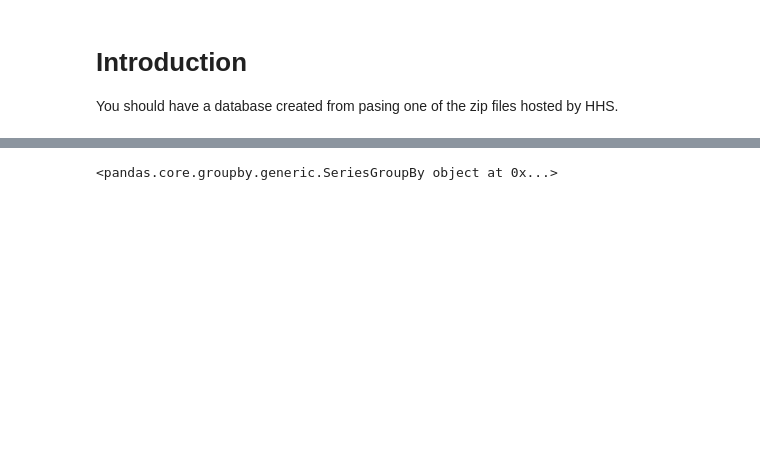
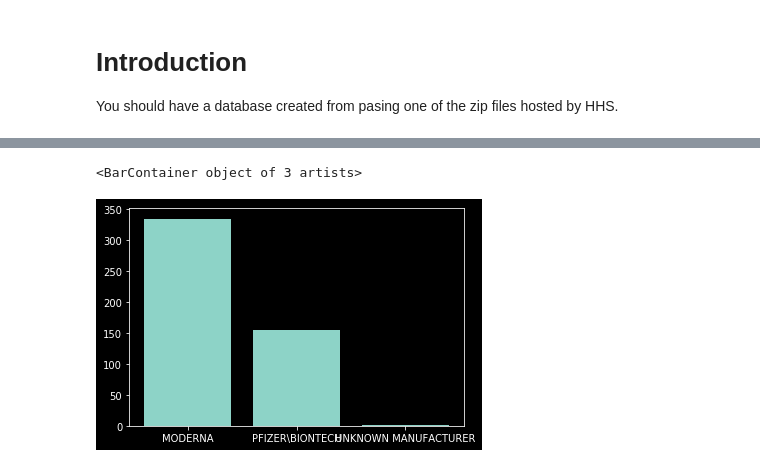
Before and after one commit to umeboshi2/revaers, a Jupyter notebook: do-stuff.ipynb, the cells around one changed output, grey strips where cells are left out. Saved outputs shown, nothing was run; the diff lists cells and outputs as text; code cells hidden in the pictures; blank space fills up the shorter version.

```diff
--- a/do-stuff.ipynb
+++ b/do-stuff.ipynb
@@ -7,6 +7,8 @@ from sqlalchemy import engine_from_config, func
 from sqlalchemy.orm import sessionmaker
 from hornstone.alchemy import Base
 import us
+from datetime import timedelta, date
+
 from revaers.models import Data, VaxData
 from revaers.parser import parse_csv
 from revaers.parser import parse_csvfile
@@ -20,6 +22,9 @@ import matplotlib.pyplot as plt
 import cufflinks as cf
 
 plt.style.use('dark_background')
+one_day = timedelta(days=1)
+today = date.today()
+enddate = date(2021, 1, 1)
 # %%
 
 dburl = 'postgresql+psycopg2://dbadmin@localhost/revaers'
@@ -33,3 +36,28 @@ s = Session()
+# %%
+s = Session()
+
+def make_cvquery(session, enddate):
+    query = session.query(Data, VaxData).join(VaxData)
+    query = query.filter(VaxData.vax_type == 'COVID19')
+    query = query.filter(Data.recvdate <= enddate)
+    return query
+
+def get_vax_manus(session, enddate):
+    query = make_cvquery(session, enddate)
+    query = query.distinct(VaxData.vax_manu).group_by(VaxData.vax_manu,
+                                                      Data.vaers_id,
+                                                      VaxData.vaers_id)
+    return [r.VaxData.vax_manu for r in query]
+
+
+def get_vtype_counts(session, enddate):
+    vtypes = get_vax_manus(session, enddate)
+    counts = dict()
+    for manu in vtypes:
+        query = make_cvquery(session, enddate)
+        query = query.filter(VaxData.vax_manu == manu)
+        counts[manu] = query.count()
+    return counts
 # %%
 s.query(Data).count()
 # %% [output]
@@ -38,15 +66,11 @@ s.query(Data).count()
 
 def make_data_frame(query):
     return pd.read_sql(query.statement, query.session.bind)
-# %%
-
-query = s.query(Data, VaxData).join(VaxData)
-cvquery = query.filter(VaxData.vax_type == 'COVID19')
-# .filter(Data.died == True)
-msquery = cvquery.filter(Data.state == 'MS')
-dtquery = s.query(Data.recvdate, func.count(Data.vaers_id)).group_by(Data.recvdate).order_by(Data.recvdate)
-
-df = make_data_frame(cvquery)
-df[['vax_manu', 'recvdate']].groupby('recvdate')['vax_manu']
-# %% [output]
-<pandas.core.groupby.generic.SeriesGroupBy object at 0x...>
+# %%
+c = get_vtype_counts(s, enddate)
+c.keys()
+c.values()
+plt.bar(c.keys(), c.values())
+# %% [output]
+<BarContainer object of 3 artists>
+[figure, added]
```
Also changed, not shown: parts of 18 cells of this notebook, 1 other file.
